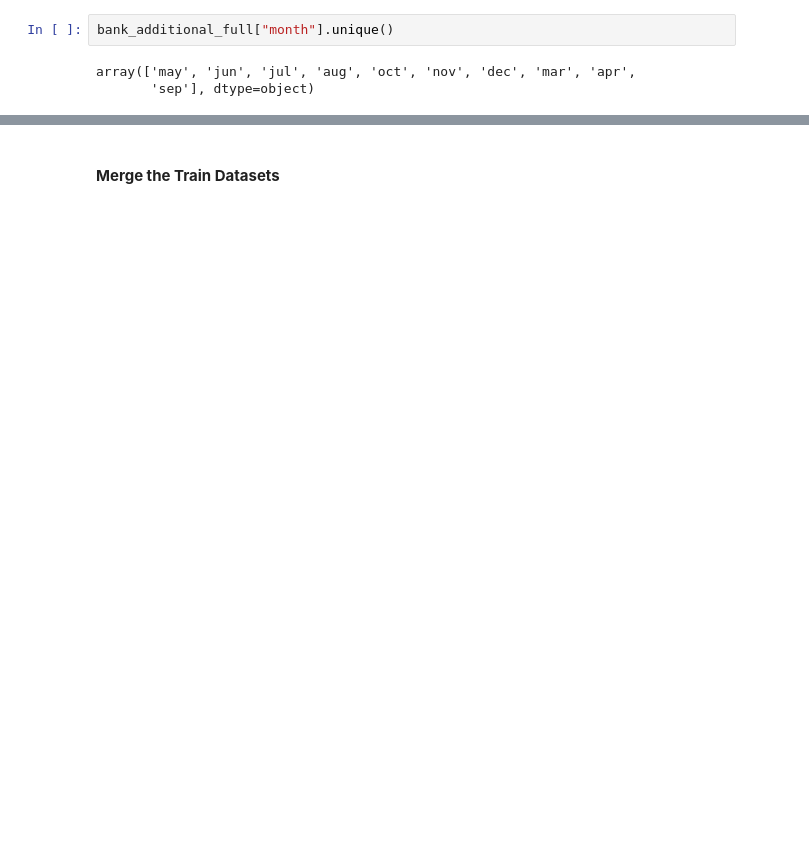
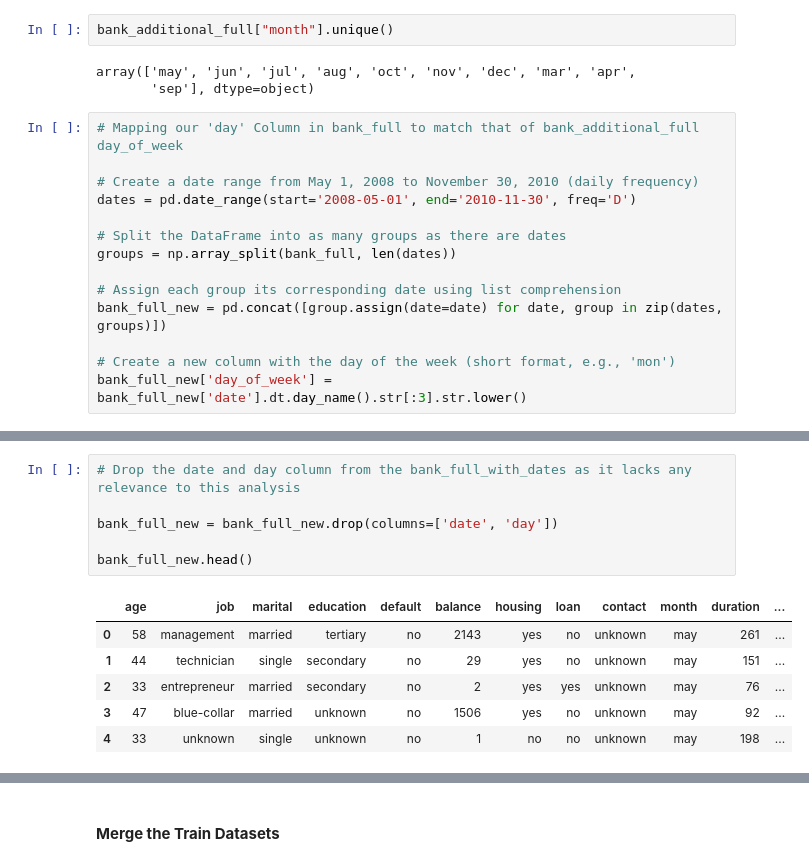
Before and after one commit to Njuraita/Bank-Marketing-Subscription-Predictor, a Jupyter notebook: notebook/main.ipynb, the cells around one changed output, grey strips where cells are left out. Drawn from its saved outputs; the diff is of its cells as text; blank space fills up the shorter version.

```diff
--- a/notebook/main.ipynb
+++ b/notebook/main.ipynb
@@ -279,3 +285,17 @@ bank_additional_full["month"].unique()
 # %% [output]
 array(['may', 'jun', 'jul', 'aug', 'oct', 'nov', 'dec', 'mar', 'apr',
        'sep'], dtype=object)
+# %%
+# Mapping our 'day' Column in bank_full to match that of bank_additional_full day_of_week
+
+# Create a date range from May 1, 2008 to November 30, 2010 (daily frequency)
+dates = pd.date_range(start='2008-05-01', end='2010-11-30', freq='D')
+
+# Split the DataFrame into as many groups as there are dates
+groups = np.array_split(bank_full, len(dates))
+
+# Assign each group its corresponding date using list comprehension
+bank_full_new = pd.concat([group.assign(date=date) for date, group in zip(dates, groups)])
+
+# Create a new column with the day of the week (short format, e.g., 'mon')
+bank_full_new['day_of_week'] = bank_full_new['date'].dt.day_name().str[:3].str.lower()
@@ -281,0 +311,13 @@ array(['may', 'jun', 'jul', 'aug', 'oct', 'nov', 'dec', 'mar', 'apr',
+# %%
+# Drop the date and day column from the bank_full_with_dates as it lacks any relevance to this analysis
+
+bank_full_new = bank_full_new.drop(columns=['date', 'day'])
+
+bank_full_new.head()
+# %% [output]
+|  | age | job | marital | education | default | balance | housing | loan | contact | month | duration | ... |
+| 0 | 58 | management | married | tertiary | no | 2143 | yes | no | unknown | may | 261 | ... |
+| 1 | 44 | technician | single | secondary | no | 29 | yes | no | unknown | may | 151 | ... |
+| 2 | 33 | entrepreneur | married | secondary | no | 2 | yes | yes | unknown | may | 76 | ... |
+| 3 | 47 | blue-collar | married | unknown | no | 1506 | yes | no | unknown | may | 92 | ... |
+| 4 | 33 | unknown | single | unknown | no | 1 | no | no | unknown | may | 198 | ... |
```
Also changed, not shown: parts of 18 cells of this notebook.
